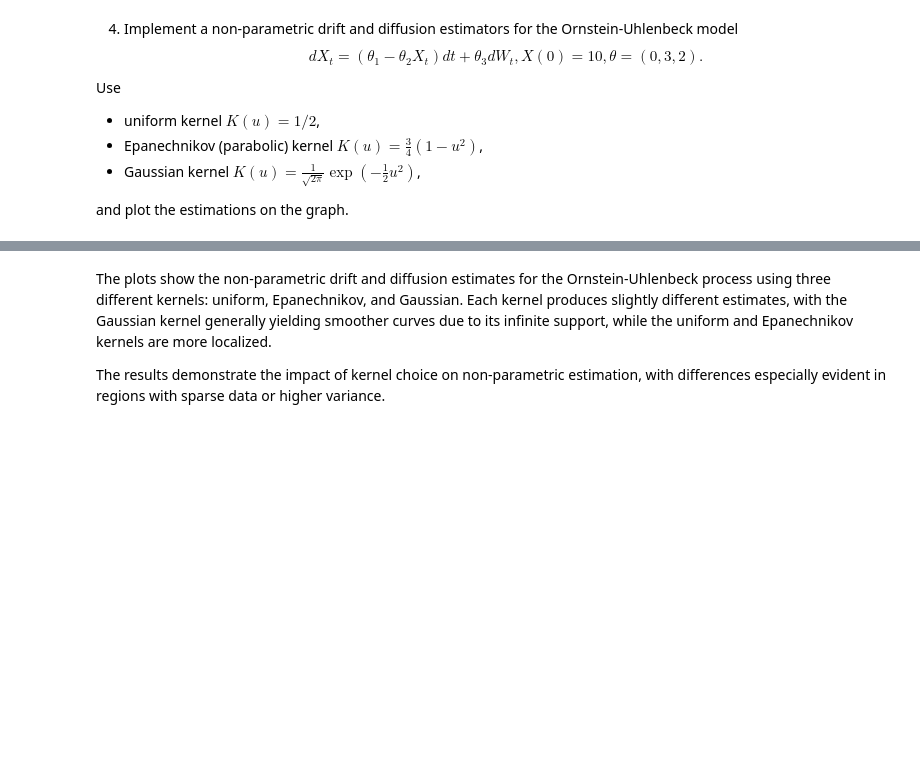
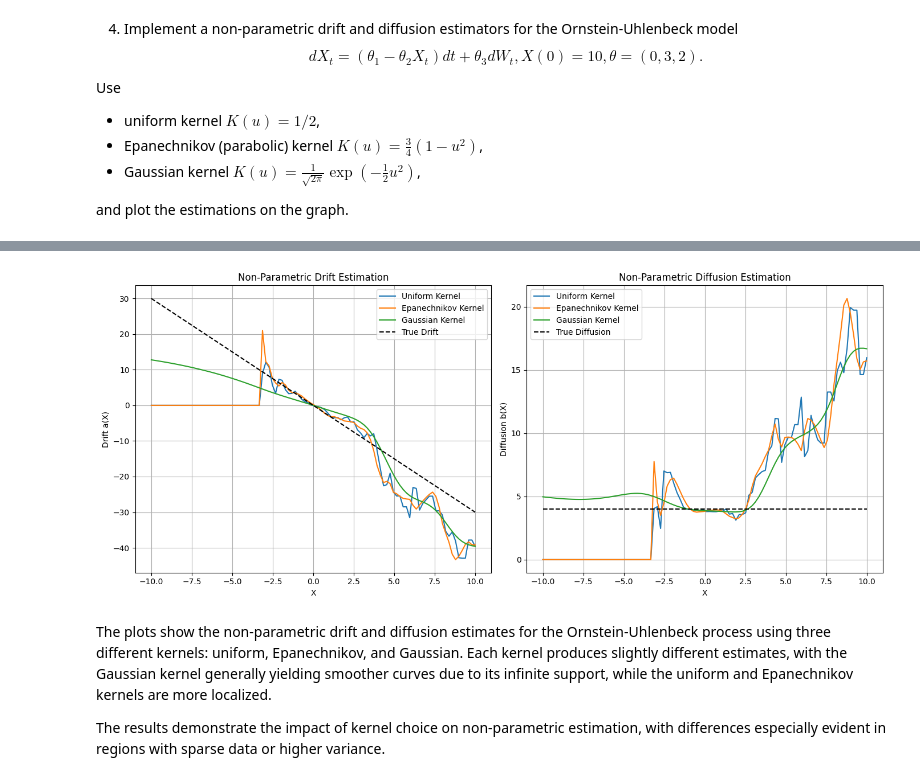
Before and after one commit to MiromanovDaniil/SSP-labs, a Jupyter notebook: SSP_exam.ipynb, the cells around one changed output, grey strips where cells are left out. Cells and saved outputs as stored; diff of their text form; code cells hidden in the pictures; blank space fills up the shorter version.

Commit message:
fixed real diffusion

```diff
--- a/SSP_exam.ipynb
+++ b/SSP_exam.ipynb
@@ -388,3 +292,101 @@ plt.show()
+# %%
+import numpy as np
+import matplotlib.pyplot as plt
+from scipy.stats import norm
+
+# Parameters for the Ornstein-Uhlenbeck process
+theta1 = 0
+theta2 = 3
+theta3 = 2
+X0 = 10
+T = 10
+dt = 0.01
+N = int(T / dt)
+
+# Kernel functions
+def uniform_kernel(u):
+    return 0.5 * (np.abs(u) <= 1)
+
+def epanechnikov_kernel(u):
+    return (0.75 * (1 - u**2)) * (np.abs(u) <= 1)
+
+def gaussian_kernel(u):
+    return norm.pdf(u)
+
+# Simulate the Ornstein-Uhlenbeck process
+def simulate_ou_process(T, dt, theta1, theta2, theta3, X0):
+    X = np.zeros(N+1)
+    X[0] = X0
+    for i in range(1, N+1):
+        dW = np.sqrt(dt) * np.random.randn()
+        X[i] = X[i-1] + (theta1 - theta2 * X[i-1]) * dt + theta3 * dW
+    return X
+
+# Kernel estimation for drift and diffusion
+def kernel_estimation(x_grid, X_prev, delta_X, kernel_func, h):
+    a_est = np.zeros_like(x_grid)
+    b_est = np.zeros_like(x_grid)
+    for idx, x in enumerate(x_grid):
+        u = (X_prev - x) / h
+        weights = kernel_func(u)
+        sum_weights = np.sum(weights)
+        if sum_weights > 0:
+            a_est[idx] = np.sum(weights * (delta_X / dt)) / sum_weights
+            b_est[idx] = np.sum(weights * ((delta_X)**2 / dt)) / sum_weights
+    return a_est, b_est
+
+# Plotting functions
+def plot_kernel_estimations(x_grid, a_true, b_true, kernels, X_prev, delta_X, h):
+    fig, axes = plt.subplots(1, 2, figsize=(14, 6))
+
+    for name, kernel in kernels.items():
+        a_est, b_est = kernel_estimation(x_grid, X_prev, delta_X, kernel, h)
+        axes[0].plot(x_grid, a_est, label=f'{name} Kernel')
+        axes[1].plot(x_grid, b_est, label=f'{name} Kernel')
+
+    axes[0].plot(x_grid, a_true, 'k--', label='True Drift')
+    axes[1].plot(x_grid, b_true, 'k--', label='True Diffusion')
+
+    axes[0].set_xlabel('X')
+    axes[0].set_ylabel('Drift a(X)')
+    axes[0].set_title('Non-Parametric Drift Estimation')
+    axes[0].legend()
+    axes[0].grid(True)
+
+    axes[1].set_xlabel('X')
+    axes[1].set_ylabel('Diffusion b(X)')
+    axes[1].set_title('Non-Parametric Diffusion Estimation')
+    axes[1].legend()
+    axes[1].grid(True)
+
+    plt.tight_layout()
+    plt.show()
+
+# Main logic
+X = simulate_ou_process(T, dt, theta1, theta2, theta3, X0)
+
+# Setup for estimation
+X_prev = X[:-1]
+delta_X = X[1:] - X[:-1]
+h = 1.0  # Bandwidth parameter
+x_grid = np.linspace(-10, 10, 100)
+
+
+# True drift and diffusion
+a_true = -theta2 * x_grid
+b_true = theta3**2 * np.ones_like(x_grid)
+
+# Kernel functions dictionary
+kernels = {
+    'Uniform': uniform_kernel,
+    'Epanechnikov': epanechnikov_kernel,
+    'Gaussian': gaussian_kernel
+}
+
+# Plot results
+plot_kernel_estimations(x_grid, a_true, b_true, kernels, X_prev, delta_X, h)
+# %% [output]
+[figure, added]
 # %% [markdown]
 The plots show the non-parametric drift and diffusion estimates for the Ornstein-Uhlenbeck process using three different kernels: uniform, Epanechnikov, and Gaussian. Each kernel produces slightly different estimates, with the Gaussian kernel generally yielding smoother curves due to its infinite support, while the uniform and Epanechnikov kernels are more localized.
 
```
Also changed, not shown: parts of 3 cells of this notebook.
